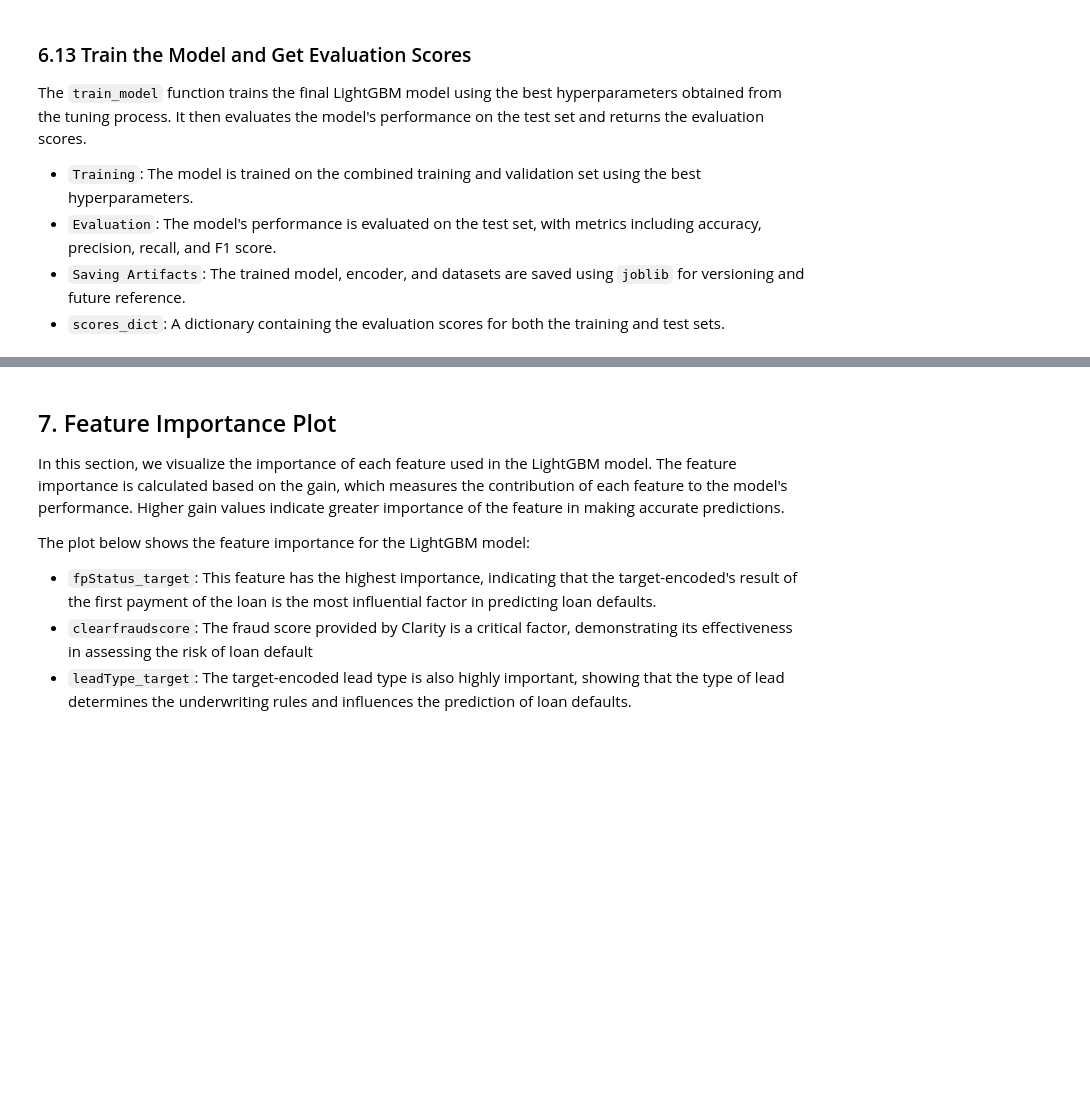
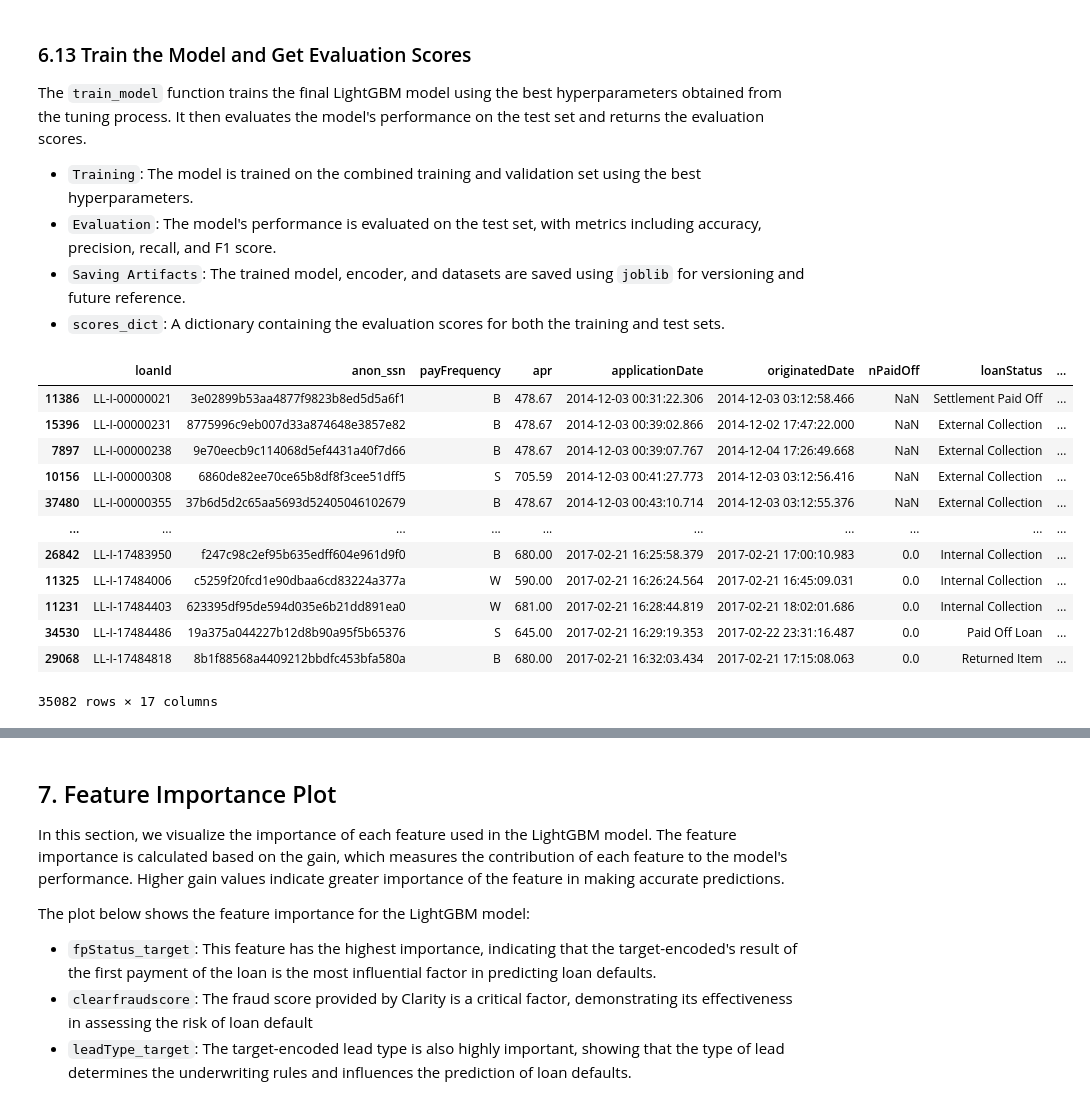
Before and after one commit to chong915/MoneyLion_ML_take_home_test, a Jupyter notebook: notebook/EDA.ipynb, the cells around one changed output, grey strips where cells are left out. Cells and saved outputs as stored; diff of their text form; code cells hidden in the pictures; blank space fills up the shorter version.

```diff
--- a/notebook/EDA.ipynb
+++ b/notebook/EDA.ipynb
@@ -683,3 +699,21 @@ dtrain_full = lgb.Dataset(X_train, label=y_train)
 
 # Train final model on combined train and validation sets
 final_model = lgb.train(best_params, train_set=dtrain_full, num_boost_round=best_params['best_iteration'])
+# %%
+train_df = joblib.load('../data/processed/train_df.joblib')
+
+train_df
+# %% [output]
+|  | loanId | anon_ssn | payFrequency | apr | applicationDate | originatedDate | nPaidOff | loanStatus | ... |
+| 11386 | LL-I-00000021 | 3e02899b53aa4877f9823b8ed5d5a6f1 | B | 478.67 | 2014-12-03 00:31:22.306 | 2014-12-03 03:12:58.466 | NaN | Settlement Paid Off | ... |
+| 15396 | LL-I-00000231 | 8775996c9eb007d33a874648e3857e82 | B | 478.67 | 2014-12-03 00:39:02.866 | 2014-12-02 17:47:22.000 | NaN | External Collection | ... |
+| 7897 | LL-I-00000238 | 9e70eecb9c114068d5ef4431a40f7d66 | B | 478.67 | 2014-12-03 00:39:07.767 | 2014-12-04 17:26:49.668 | NaN | External Collection | ... |
+| 10156 | LL-I-00000308 | 6860de82ee70ce65b8df8f3cee51dff5 | S | 705.59 | 2014-12-03 00:41:27.773 | 2014-12-03 03:12:56.416 | NaN | External Collection | ... |
+| 37480 | LL-I-00000355 | 37b6d5d2c65aa5693d52405046102679 | B | 478.67 | 2014-12-03 00:43:10.714 | 2014-12-03 03:12:55.376 | NaN | External Collection | ... |
+| ... | ... | ... | ... | ... | ... | ... | ... | ... | ... |
+| 26842 | LL-I-17483950 | f247c98c2ef95b635edff604e961d9f0 | B | 680.00 | 2017-02-21 16:25:58.379 | 2017-02-21 17:00:10.983 | 0.0 | Internal Collection | ... |
+| 11325 | LL-I-17484006 | c5259f20fcd1e90dbaa6cd83224a377a | W | 590.00 | 2017-02-21 16:26:24.564 | 2017-02-21 16:45:09.031 | 0.0 | Internal Collection | ... |
+| 11231 | LL-I-17484403 | 623395df95de594d035e6b21dd891ea0 | W | 681.00 | 2017-02-21 16:28:44.819 | 2017-02-21 18:02:01.686 | 0.0 | Internal Collection | ... |
+| 34530 | LL-I-17484486 | 19a375a044227b12d8b90a95f5b65376 | S | 645.00 | 2017-02-21 16:29:19.353 | 2017-02-22 23:31:16.487 | 0.0 | Paid Off Loan | ... |
+| 29068 | LL-I-17484818 | 8b1f88568a4409212bbdfc453bfa580a | B | 680.00 | 2017-02-21 16:32:03.434 | 2017-02-21 17:15:08.063 | 0.0 | Returned Item | ... |
+35082 rows × 17 columns
```
Also changed, not shown: parts of 13 cells of this notebook, 11 other files.
